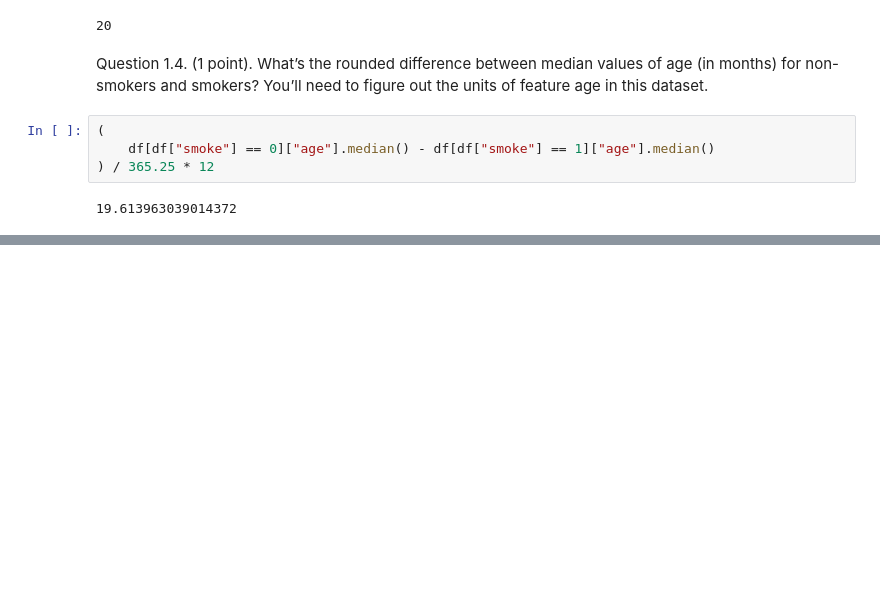
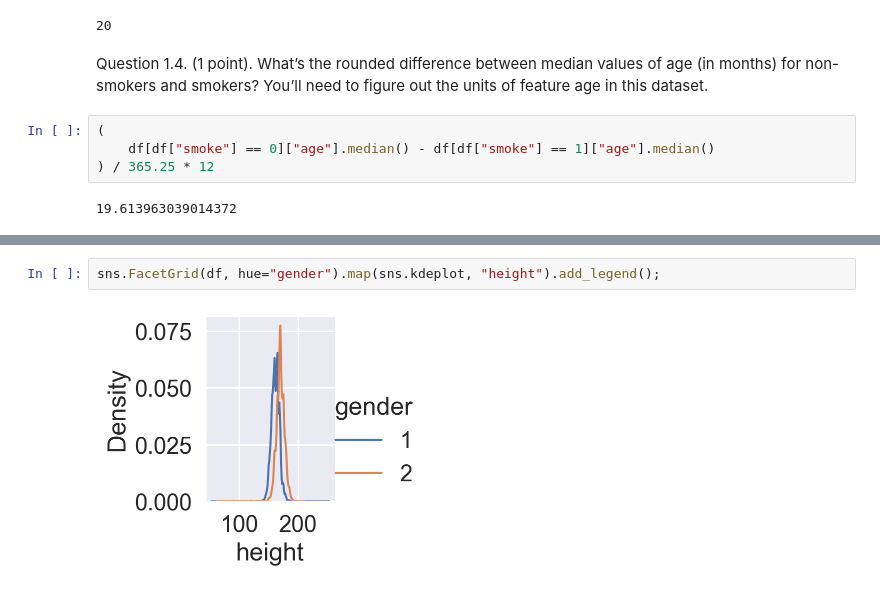
Before and after one commit to ut21/mlcourse.ai-assignements, a Jupyter notebook: assignment2.ipynb, the cells around one changed output, grey strips where cells are left out. Cells and saved outputs as stored; diff of their text form; blank space fills up the shorter version.

```diff
--- a/assignment2.ipynb
+++ b/assignment2.ipynb
@@ -123,0 +254,4 @@ Question 1.4. (1 point). What’s the rounded difference between median values o
+# %%
+sns.FacetGrid(df, hue="gender").map(sns.kdeplot, "height").add_legend();
+# %% [output]
+[figure, added]
```
Also changed, not shown: parts of 16 cells of this notebook.
